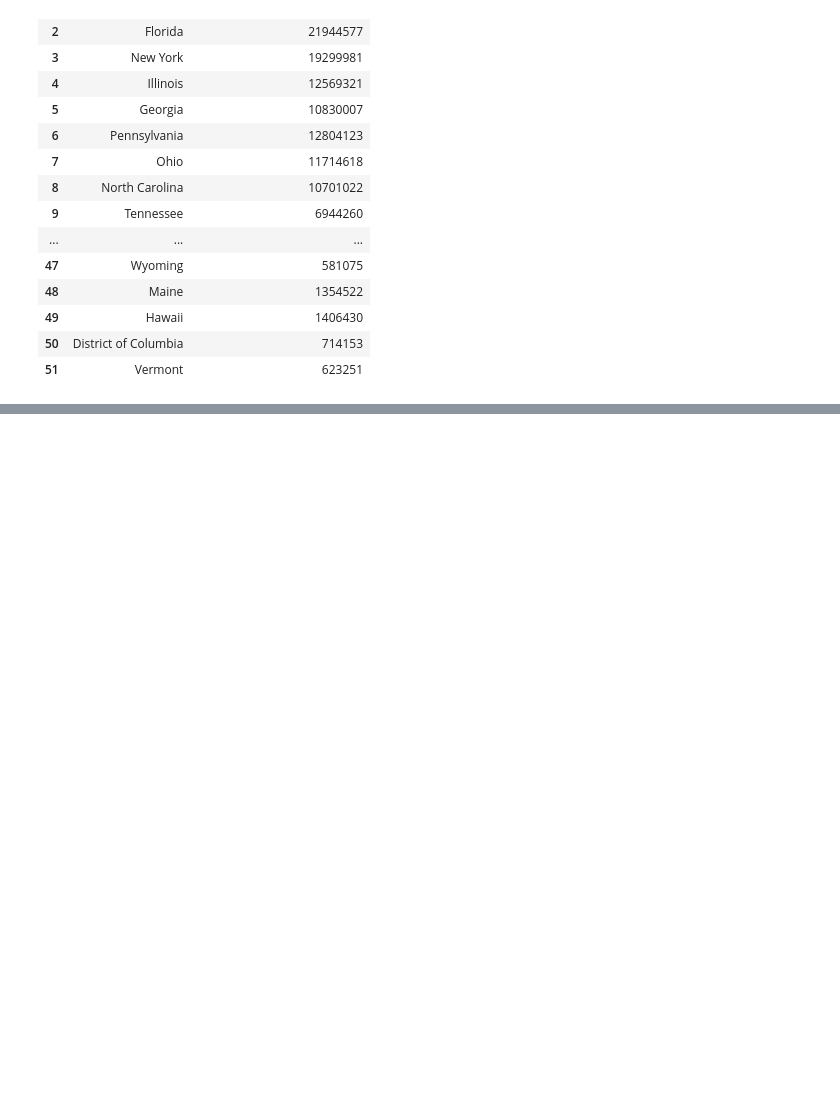
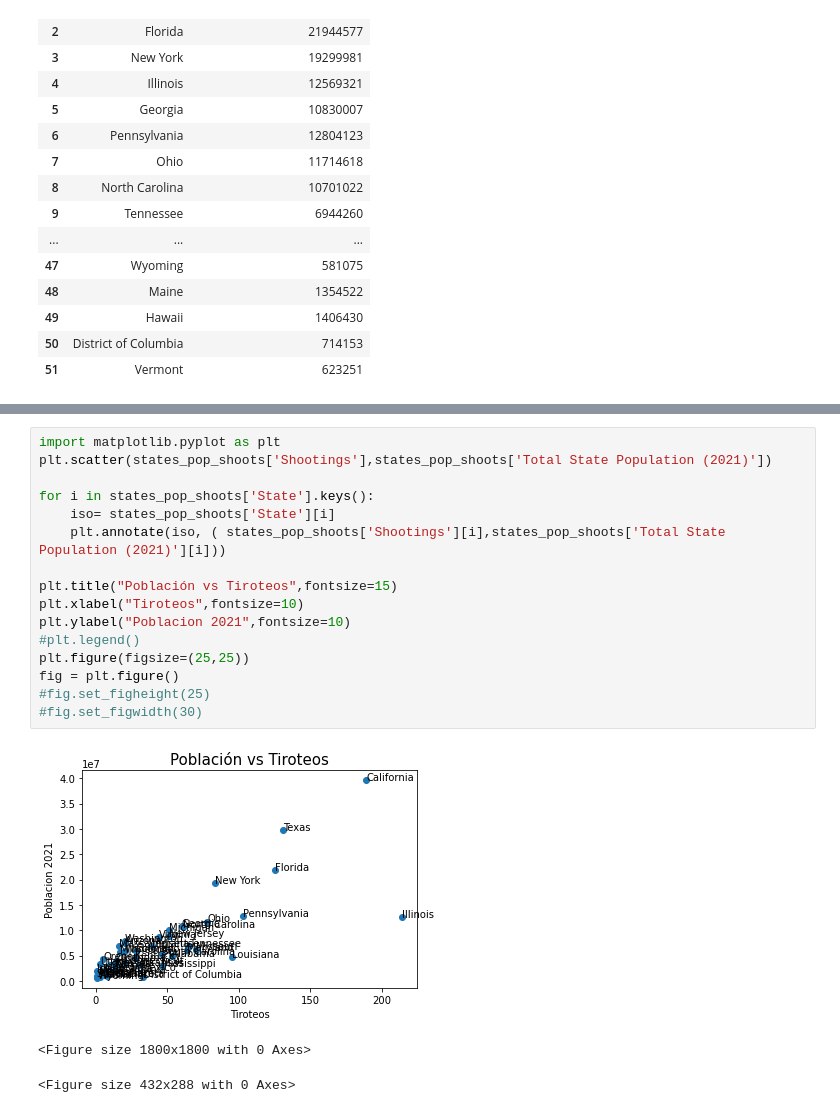
Before and after one commit to panxolopez/proyecto_mineria, a Jupyter notebook: proyecto_data1621.ipynb, the cells around one changed output, grey strips where cells are left out. Cells and saved outputs as stored; diff of their text form; blank space fills up the shorter version.

```diff
--- a/proyecto_data1621.ipynb
+++ b/proyecto_data1621.ipynb
@@ -241,0 +252,20 @@ states_pop_shoots
+# %%
+import matplotlib.pyplot as plt
+plt.scatter(states_pop_shoots['Shootings'],states_pop_shoots['Total State Population (2021)'])
+
+for i in states_pop_shoots['State'].keys():
+    iso= states_pop_shoots['State'][i]
+    plt.annotate(iso, ( states_pop_shoots['Shootings'][i],states_pop_shoots['Total State Population (2021)'][i]))
+
+plt.title("Población vs Tiroteos",fontsize=15)
+plt.xlabel("Tiroteos",fontsize=10)
+plt.ylabel("Poblacion 2021",fontsize=10)
+#plt.legend()
+plt.figure(figsize=(25,25))
+fig = plt.figure()
+#fig.set_figheight(25)
+#fig.set_figwidth(30)
+# %% [output]
+[figure, added]
+<Figure size 1800x1800 with 0 Axes>
+<Figure size 432x288 with 0 Axes>
```
Also changed, not shown: parts of 13 cells of this notebook, 2 other files.
